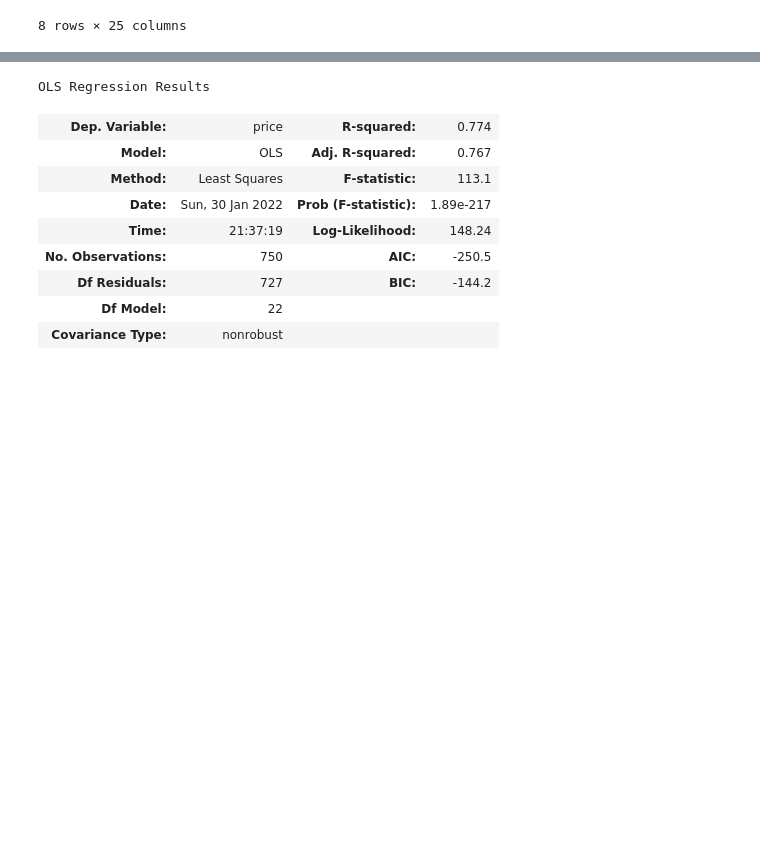
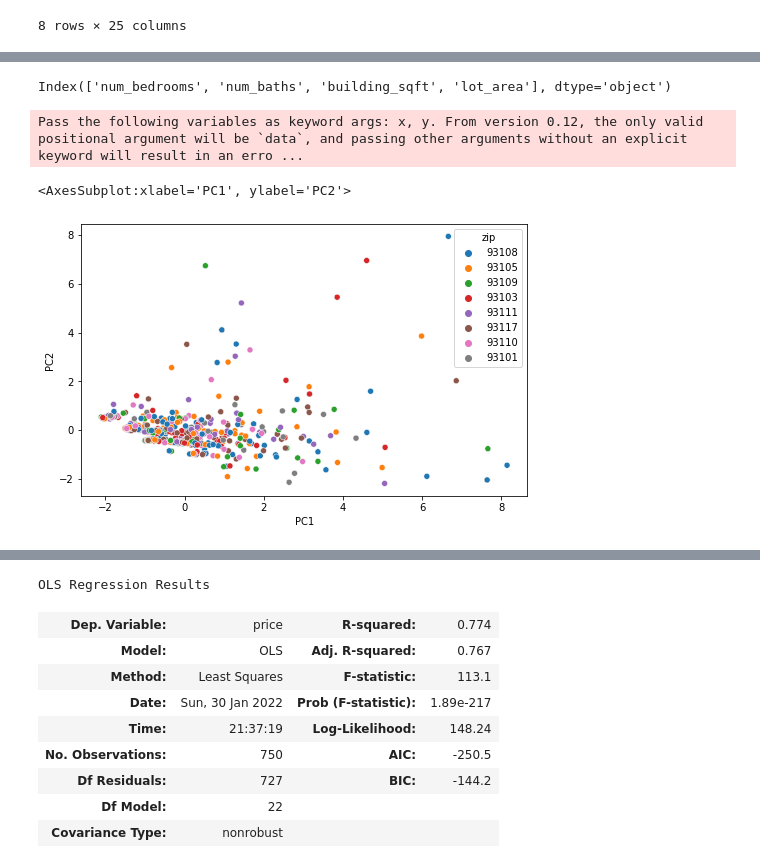
Before and after one commit to dakotarawlings/local_realestate_market_analysis, a Jupyter notebook: model_building.ipynb, the cells around one changed output, grey strips where cells are left out. Cells and saved outputs as stored; diff of their text form; code cells hidden in the pictures; blank space fills up the shorter version.

```diff
--- a/model_building.ipynb
+++ b/model_building.ipynb
@@ -173,0 +248,15 @@ df_model.describe()
+# %%
+X.columns
+# %% [output]
+Index(['num_bedrooms', 'num_baths', 'building_sqft', 'lot_area'], dtype='object')
+# %%
+# Create cluster features using kmeans clustering and use as hue when plotting PCA1 vs. PCA2 to visualize clustering in the data
+
+plt.figure(figsize=(8, 5))
+kmeans = KMeans(n_clusters=3)
+X_pca["zip"] = df_model['zip']
+sns.scatterplot('PC1','PC2', hue="zip",data=X_pca)
+# %% [output]
+Pass the following variables as keyword args: x, y. From version 0.12, the only valid positional argument will be `data`, and passing other arguments without an explicit keyword will result in an erro ...
+<AxesSubplot:xlabel='PC1', ylabel='PC2'>
+[figure, added]
```
Also changed, not shown: parts of 14 cells of this notebook, 1 other file.
